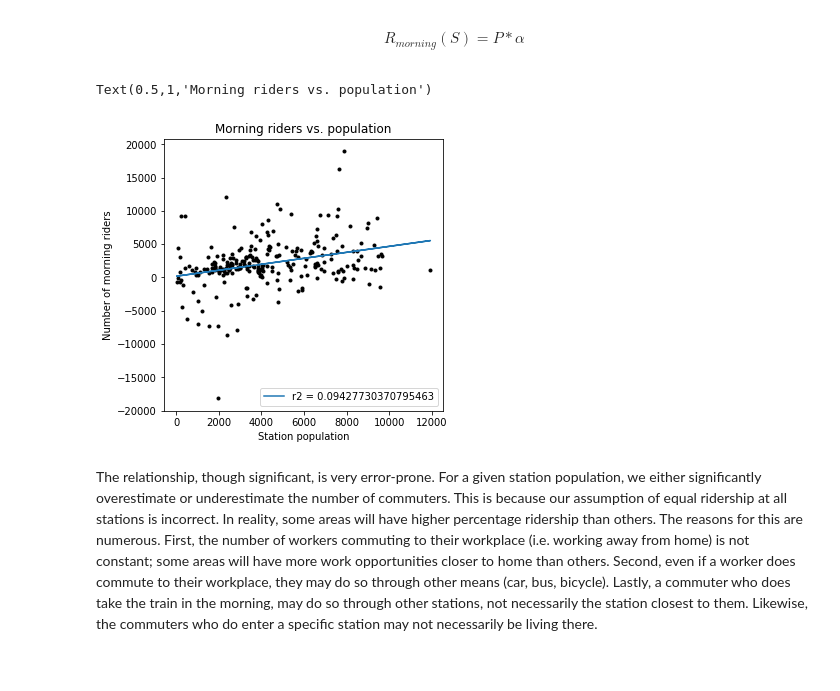
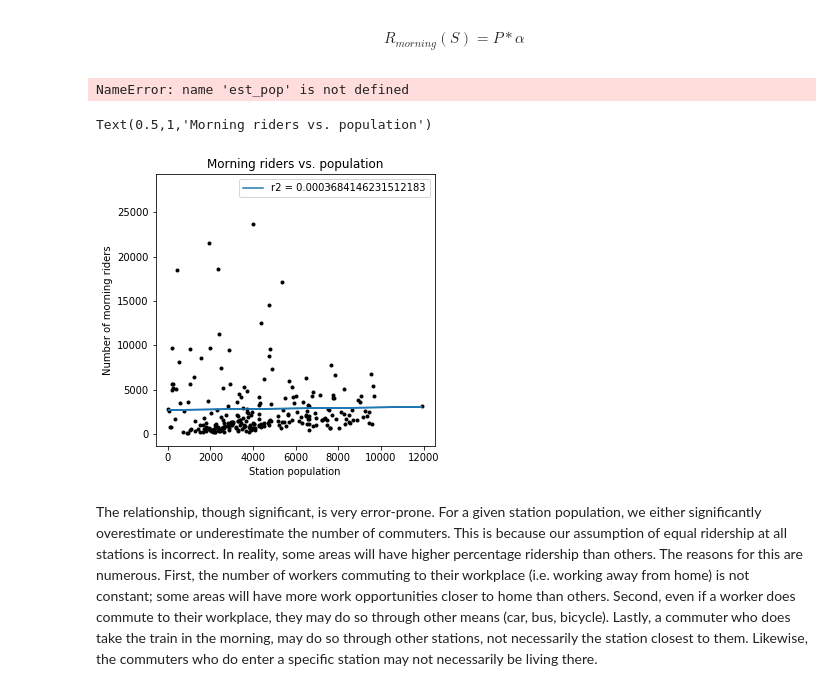
Before and after one commit to itko/cities, a Jupyter notebook: notebooks/population_distribution.ipynb, the cells around one changed output. Cells and saved outputs as stored; diff of their text form; code cells hidden in the pictures.

```diff
--- a/notebooks/population_distribution.ipynb
+++ b/notebooks/population_distribution.ipynb
@@ -325,9 +305,7 @@ est = model6(data_en.loc[time_of_day=='morning'],
 # %%
-stations['est'] = est.reindex(stations.index)
+stations['morning_demand'] = morning_demand.reindex(stations.index)
 # %%
-stations['morning_demand'] = est.reindex(stations.index)
+stations['afternoon_demand'] = afternoon_demand.reindex(stations.index)
-# %%
-stations['afternoon_demand'] = est.reindex(stations.index)
 # %%
 stations['density'] = stations.est / stations.set_geometry('zone').area * 1000000
 # %% [markdown]
@@ -345,26 +323,28 @@ R_{morning}(S) = P*\alpha
 \end{align}
 # %%
 %%time
-est_pop = interpolate_count(output_areas, stations.reset_index().set_geometry('zone'), 'oa11cd', 'station', 'adult_population')
+pop_interpolated = interpolate_count(output_areas, stations.reset_index().set_geometry('zone'), 'oa11cd', 'station', 'adult_population')
 # Remove values where there are no estimations
-est_pop = est_pop.loc[est_pop.population > 0]
+pop_interpolated = pop_interpolated.loc[pop_interpolated.population > 0]
+# %% [output]
+NameError: name 'est_pop' is not defined
 # %%
 f,(ax1) = plt.subplots(1,1, figsize=(5,5), sharey=False)
 # Remove Waterloo
-x = est_pop.loc[est_pop.station != 'Waterloo']
+x = pop_interpolated.loc[pop_interpolated.station != 'Waterloo']
 x = x.set_index('station').adult_population
-y = stations.reindex(x.index).morning_demand
+y = stations.reindex(x.index).off
 
 lin = stats.linregress(x,y)
 ax1.plot(x,lin[0]*x+lin[1], label = f'r2 = {lin[2]**2}')
 ax1.legend()
 ax1.plot(x,y,'k.',zorder=0)
 ax1.set_ylabel('Number of morning riders')
 ax1.set_xlabel('Station population')
 ax1.set_title('Morning riders vs. population')
 # %% [output]
 Text(0.5,1,'Morning riders vs. population')
-[figure, old version]
+[figure, new version]
 # %%
 ridership = (lin[0]*x+lin[1])/x
 # %% [markdown]
```
Also changed, not shown: parts of 19 cells of this notebook.
